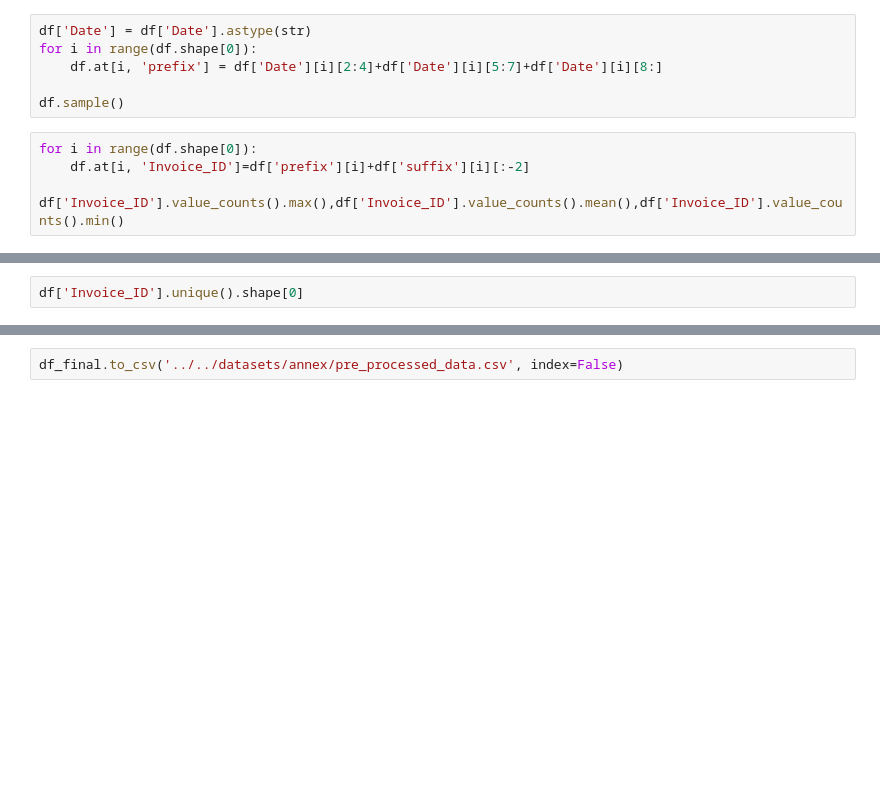
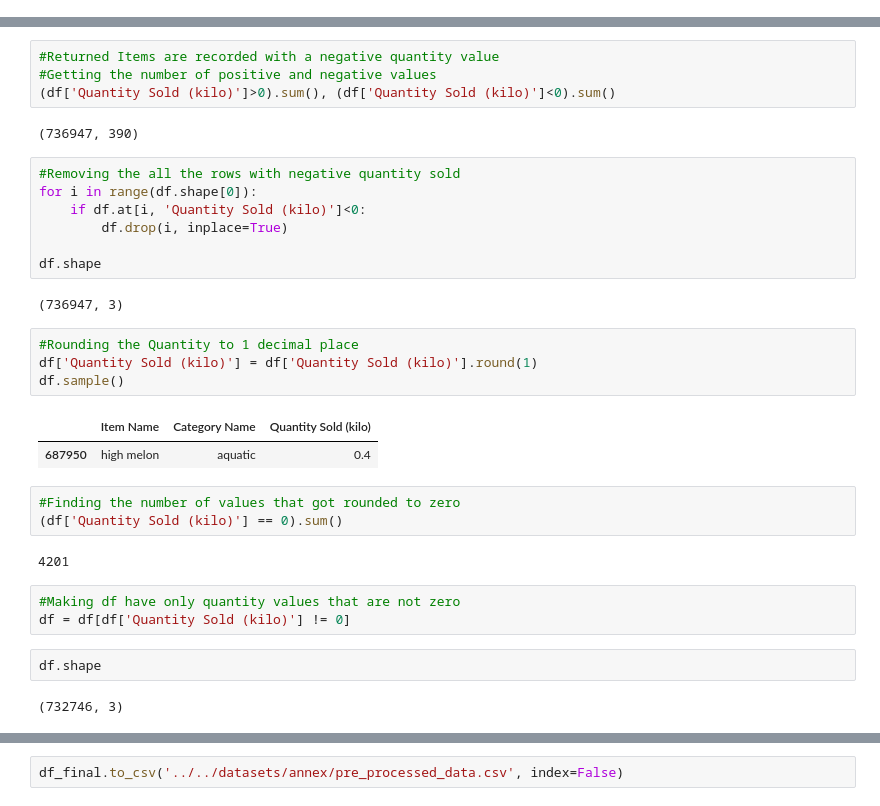
Before and after one commit to RumethSandinu/Project-connexa, a Jupyter notebook: Aslam/pre_processing.ipynb, the cells around one changed output, grey strips where cells are left out. Saved outputs shown, nothing was run; the diff lists cells and outputs as text; blank space fills up the shorter version.

```diff
--- a/Aslam/pre_processing.ipynb
+++ b/Aslam/pre_processing.ipynb
@@ -25,11 +24,0 @@ df['suffix'].value_counts().mean()
-# %%
-df['Date'] = df['Date'].astype(str)
-for i in range(df.shape[0]):
-    df.at[i, 'prefix'] = df['Date'][i][2:4]+df['Date'][i][5:7]+df['Date'][i][8:]
-
-df.sample()
-# %%
-for i in range(df.shape[0]):
-    df.at[i, 'Invoice_ID']=df['prefix'][i]+df['suffix'][i][:-2]
-
-df['Invoice_ID'].value_counts().max(),df['Invoice_ID'].value_counts().mean(),df['Invoice_ID'].value_counts().min()
@@ -42,2 +38,34 @@ df.info()
+# %%
+#Returned Items are recorded with a negative quantity value
+#Getting the number of positive and negative values
+(df['Quantity Sold (kilo)']>0).sum(), (df['Quantity Sold (kilo)']<0).sum()
+# %% [output]
+(736947, 390)
+# %%
+#Removing the all the rows with negative quantity sold
+for i in range(df.shape[0]):
+    if df.at[i, 'Quantity Sold (kilo)']<0:
+        df.drop(i, inplace=True)
+
+df.shape
+# %% [output]
+(736947, 3)
+# %%
+#Rounding the Quantity to 1 decimal place
+df['Quantity Sold (kilo)'] = df['Quantity Sold (kilo)'].round(1)
+df.sample()
+# %% [output]
+|  | Item Name | Category Name | Quantity Sold (kilo) |
+| 687950 | high melon | aquatic | 0.4 |
+# %%
+#Finding the number of values that got rounded to zero
+(df['Quantity Sold (kilo)'] == 0).sum()
+# %% [output]
+4201
+# %%
+#Making df have only quantity values that are not zero
+df = df[df['Quantity Sold (kilo)'] != 0]
 # %%
-df['Invoice_ID'].unique().shape[0]
+df.shape
+# %% [output]
+(732746, 3)
```
Also changed, not shown: parts of 28 cells of this notebook, 1 other file.
